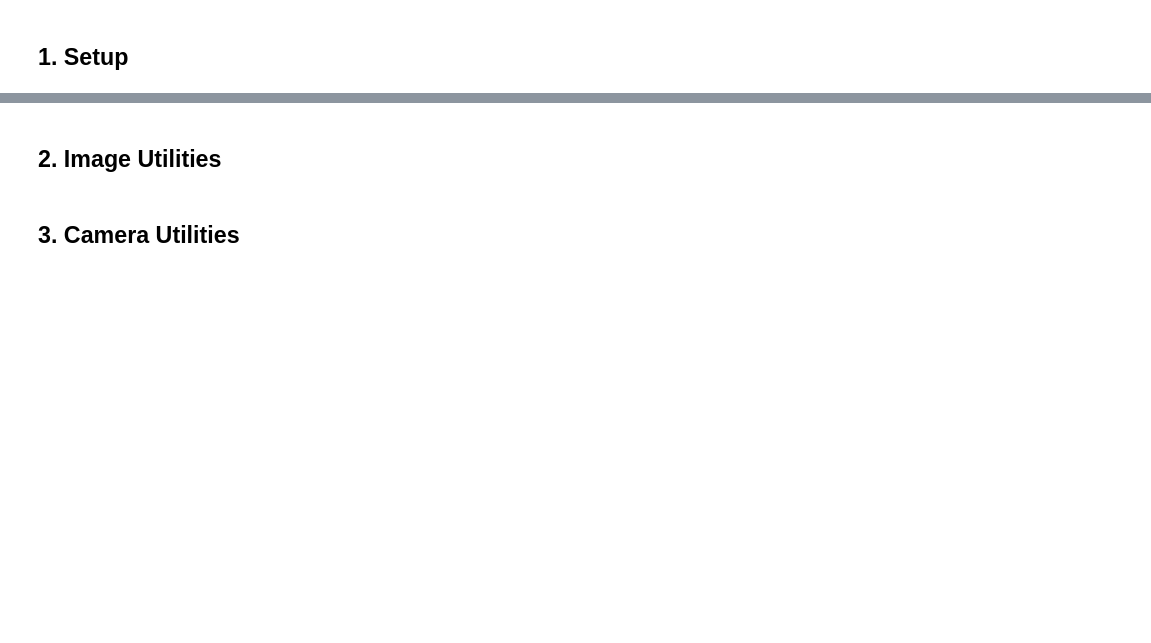
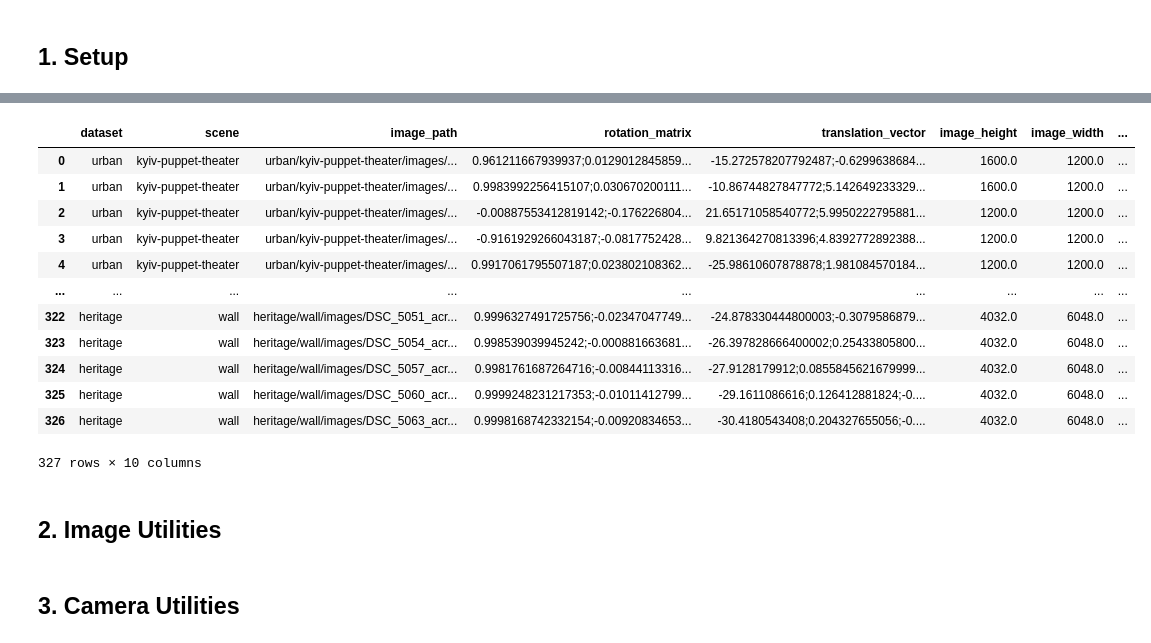
Before and after one commit to gunesevitan/image-matching-challenge-2023, a Jupyter notebook: notebook/nb.ipynb, the cells around one changed output, grey strips where cells are left out. Drawn from its saved outputs; the diff is of its cells as text; code cells hidden in the pictures; blank space fills up the shorter version.

Commit message:
angle det

```diff
--- a/notebook/nb.ipynb
+++ b/notebook/nb.ipynb
@@ -69,0 +117,29 @@ df['memory_usage'] /= (1024 ** 2)
+# %%
+angle_detection_model, angle_detection_processor = load_angle_detection_model()
+
+for idx, row in tqdm(df.iterrows(), total=df.shape[0]):
+
+    image_path = train_or_test_directory / row['image_path']
+    image = np.array(Image.open(image_path))
+
+    # Extract image dimensions and memory usage
+    df.loc[idx, 'image_height'] = image.shape[0]
+    df.loc[idx, 'image_width'] = image.shape[1]
+    df.loc[idx, 'memory_usage'] = image.nbytes
+
+    # Extract image orientation
+    angle = detect_angle(
+        image=image,
+        model=angle_detection_model,
+        processor=angle_detection_processor
+    )
+    df.loc[idx, 'angle'] = -angle
+
+
+df['image_id'] = df['image_path'].apply(lambda x: str(x).split('/')[-1])
+df['memory_usage'] /= (1024 ** 2)
+
+del angle_detection_model, angle_detection_processor
+gc.collect()
+torch.cuda.empty_cache()
+K.clear_session()
@@ -70,3 +152,19 @@ df['memory_usage'] /= (1024 ** 2)
+# %%
+df
+# %% [output]
+|  | dataset | scene | image_path | rotation_matrix | translation_vector | image_height | image_width | ... |
+| 0 | urban | kyiv-puppet-theater | urban/kyiv-puppet-theater/images/... | 0.961211667939937;0.0129012845859... | -15.272578207792487;-0.6299638684... | 1600.0 | 1200.0 | ... |
+| 1 | urban | kyiv-puppet-theater | urban/kyiv-puppet-theater/images/... | 0.9983992256415107;0.030670200111... | -10.86744827847772;5.142649233329... | 1600.0 | 1200.0 | ... |
+| 2 | urban | kyiv-puppet-theater | urban/kyiv-puppet-theater/images/... | -0.00887553412819142;-0.176226804... | 21.65171058540772;5.9950222795881... | 1200.0 | 1200.0 | ... |
+| 3 | urban | kyiv-puppet-theater | urban/kyiv-puppet-theater/images/... | -0.9161929266043187;-0.0817752428... | 9.821364270813396;4.8392772892388... | 1200.0 | 1200.0 | ... |
+| 4 | urban | kyiv-puppet-theater | urban/kyiv-puppet-theater/images/... | 0.9917061795507187;0.023802108362... | -25.98610607878878;1.981084570184... | 1200.0 | 1200.0 | ... |
+| ... | ... | ... | ... | ... | ... | ... | ... | ... |
+| 322 | heritage | wall | heritage/wall/images/DSC_5051_acr... | 0.9996327491725756;-0.02347047749... | -24.878330444800003;-0.3079586879... | 4032.0 | 6048.0 | ... |
+| 323 | heritage | wall | heritage/wall/images/DSC_5054_acr... | 0.998539039945242;-0.000881663681... | -26.397828666400002;0.25433805800... | 4032.0 | 6048.0 | ... |
+| 324 | heritage | wall | heritage/wall/images/DSC_5057_acr... | 0.9981761687264716;-0.00844113316... | -27.9128179912;0.0855845621679999... | 4032.0 | 6048.0 | ... |
+| 325 | heritage | wall | heritage/wall/images/DSC_5060_acr... | 0.9999248231217353;-0.01011412799... | -29.1611086616;0.126412881824;-0.... | 4032.0 | 6048.0 | ... |
+| 326 | heritage | wall | heritage/wall/images/DSC_5063_acr... | 0.9998168742332154;-0.00920834653... | -30.4180543408;0.204327655056;-0.... | 4032.0 | 6048.0 | ... |
+327 rows × 10 columns
 # %% [markdown]
 ## 2. Image Utilities
 # %%
```
Also changed, not shown: parts of 13 cells of this notebook.
